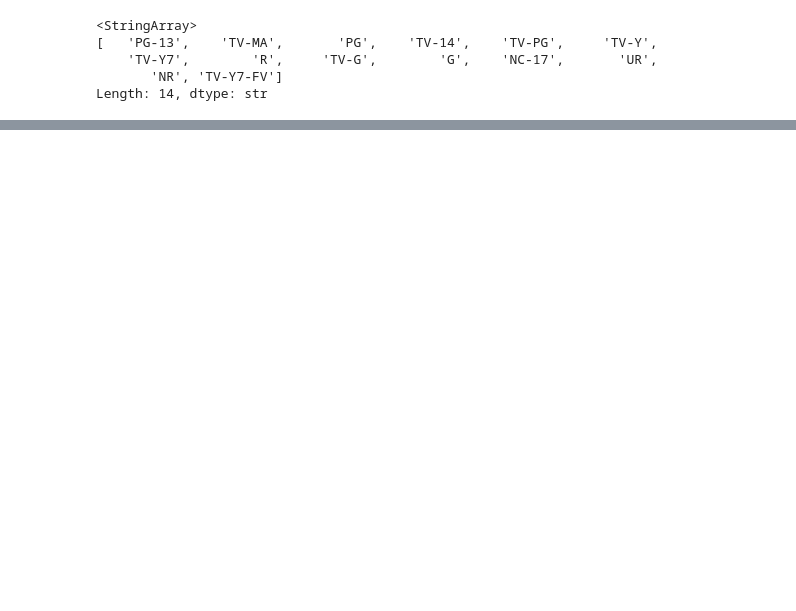
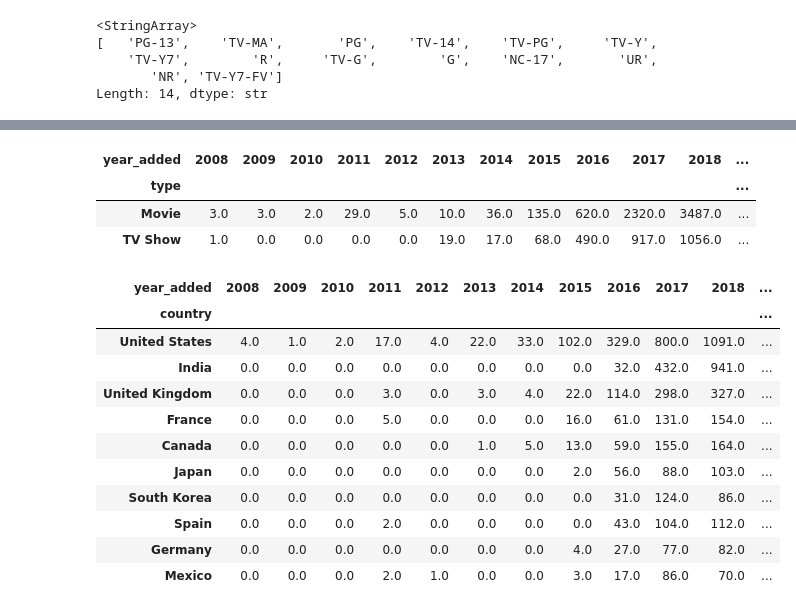
Before and after one commit to bilalerremach/netflix-content-trends, a Jupyter notebook: notebooks/netflix_analysis.ipynb, the cells around one changed output, grey strips where cells are left out. Saved outputs shown, nothing was run; the diff lists cells and outputs as text; code cells hidden in the pictures; blank space fills up the shorter version.

Commit message:
feat: add exploratory analysis for titles, trends, countries, genres, and ratings

```diff
--- a/notebooks/netflix_analysis.ipynb
+++ b/notebooks/netflix_analysis.ipynb
@@ -78,9 +78,9 @@ print(df[['date_added', 'year_added']].head(10))
 9 2021-09-24        2021
 # %%
 #filling the empty columns with "unkown"
-df['country'] = df['country'].fillna("Unkown")
-df['director'] = df['director'].fillna("Unkown")
-df['cast'] = df['cast'].fillna("Unkown")
+df['country'] = df['country'].fillna("Unknown")
+df['director'] = df['director'].fillna("Unknown")
+df['cast'] = df['cast'].fillna("Unknown")
 print(df.isna().sum())
 # %% [output]
 show_id          0
@@ -203,7 +204,9 @@ ratings_map = {
     'NR' : 'Adults',
     'UR' : 'Adults',
 }
-df['rating_categorie'] = df['rating'].map(ratings_map)
-print(df['rating_categorie'].isna().sum())
-df['rating_categorie'].value_counts()
+df['rating_category'] = df['rating'].map(ratings_map)
+
+#info about the catigories
+print(df[['rating' , 'rating_category']].head())
+print("NaN : ", df['rating_category'].isna().sum())
 # %% [output]
@@ -215,0 +229,33 @@ Name: count, dtype: int64
+# %%
+#Content added per year
+df.groupby(['type', 'year_added']).size().unstack().fillna(0)
+# %% [output]
+| year_added | 2008 | 2009 | 2010 | 2011 | 2012 | 2013 | 2014 | 2015 | 2016 | 2017 | 2018 | ... |
+| type |  |  |  |  |  |  |  |  |  |  |  | ... |
+| Movie | 3.0 | 3.0 | 2.0 | 29.0 | 5.0 | 10.0 | 36.0 | 135.0 | 620.0 | 2320.0 | 3487.0 | ... |
+| TV Show | 1.0 | 0.0 | 0.0 | 0.0 | 0.0 | 19.0 | 17.0 | 68.0 | 490.0 | 917.0 | 1056.0 | ... |
+# %%
+#removing the unknown data
+filtered_df_countries = df.loc[df['country'] != 'Unknown']
+
+#extracting the top 10 countries
+top_countries = filtered_df_countries['country'].value_counts().head(10).index
+
+#filtering the Dataset
+filtered_df_countries = df.loc[df['country'].isin(top_countries)]
+
+#top 10 countries and how their share changed
+filtered_df_countries.groupby(['country' , 'year_added']).size().unstack().fillna(0).reindex(top_countries)
+# %% [output]
+| year_added | 2008 | 2009 | 2010 | 2011 | 2012 | 2013 | 2014 | 2015 | 2016 | 2017 | 2018 | ... |
+| country |  |  |  |  |  |  |  |  |  |  |  | ... |
+| United States | 4.0 | 1.0 | 2.0 | 17.0 | 4.0 | 22.0 | 33.0 | 102.0 | 329.0 | 800.0 | 1091.0 | ... |
+| India | 0.0 | 0.0 | 0.0 | 0.0 | 0.0 | 0.0 | 0.0 | 0.0 | 32.0 | 432.0 | 941.0 | ... |
+| United Kingdom | 0.0 | 0.0 | 0.0 | 3.0 | 0.0 | 3.0 | 4.0 | 22.0 | 114.0 | 298.0 | 327.0 | ... |
+| France | 0.0 | 0.0 | 0.0 | 5.0 | 0.0 | 0.0 | 0.0 | 16.0 | 61.0 | 131.0 | 154.0 | ... |
+| Canada | 0.0 | 0.0 | 0.0 | 0.0 | 0.0 | 1.0 | 5.0 | 13.0 | 59.0 | 155.0 | 164.0 | ... |
+| Japan | 0.0 | 0.0 | 0.0 | 0.0 | 0.0 | 0.0 | 0.0 | 2.0 | 56.0 | 88.0 | 103.0 | ... |
+| South Korea | 0.0 | 0.0 | 0.0 | 0.0 | 0.0 | 0.0 | 0.0 | 0.0 | 31.0 | 124.0 | 86.0 | ... |
+| Spain | 0.0 | 0.0 | 0.0 | 2.0 | 0.0 | 0.0 | 0.0 | 0.0 | 43.0 | 104.0 | 112.0 | ... |
+| Germany | 0.0 | 0.0 | 0.0 | 0.0 | 0.0 | 0.0 | 0.0 | 4.0 | 27.0 | 77.0 | 82.0 | ... |
+| Mexico | 0.0 | 0.0 | 0.0 | 2.0 | 1.0 | 0.0 | 0.0 | 3.0 | 17.0 | 86.0 | 70.0 | ... |
```
Also changed, not shown: parts of 5 cells of this notebook.
